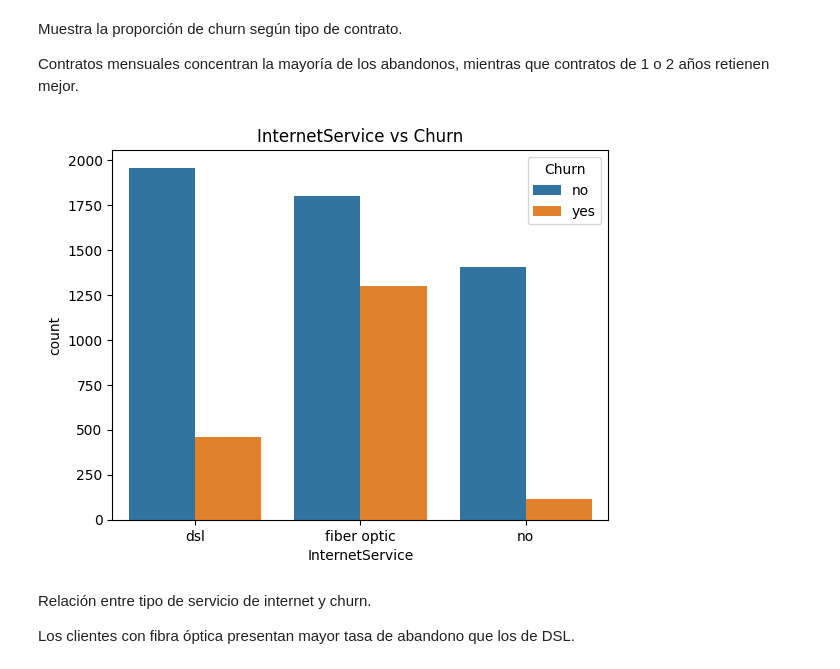
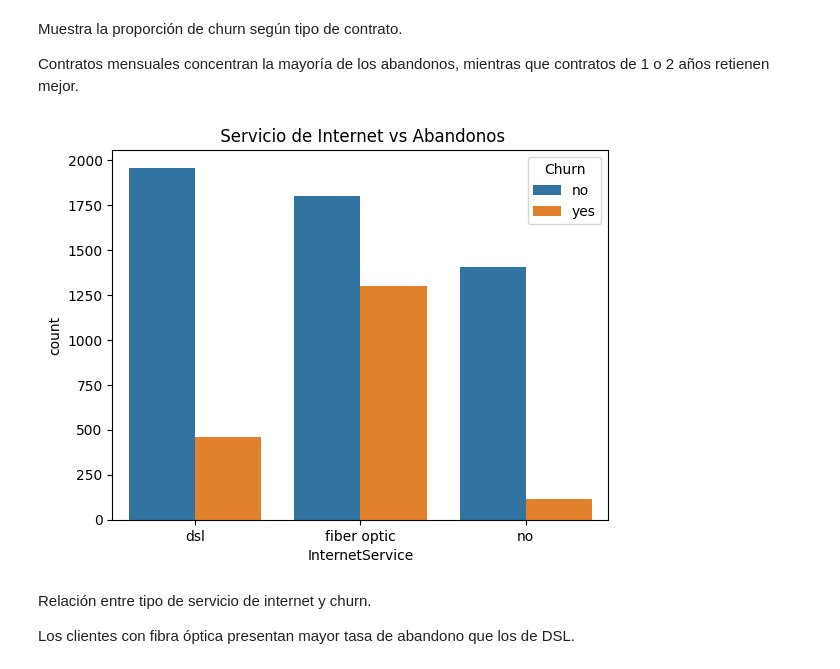
Before and after one commit to carlosisaza/piv_2025_2, a Jupyter notebook: src/proyecto_integrador/graficos.ipynb, the cells around one changed output. Saved outputs shown, nothing was run; the diff lists cells and outputs as text; code cells hidden in the pictures.

```diff
--- a/src/proyecto_integrador/graficos.ipynb
+++ b/src/proyecto_integrador/graficos.ipynb
@@ -47,10 +47,10 @@ Contratos mensuales concentran la mayoría de los abandonos, mientras que contra
 # %%
 # Barplot InternetService vs Churn
 sns.countplot(x='InternetService', hue='Churn', data=df_3)
-plt.title("InternetService vs Churn")
+plt.title(" Servicio de Internet vs Abandonos")
 plt.show()
 # %% [output]
-[figure, old version]
+[figure, new version]
 # %% [markdown]
 Relación entre tipo de servicio de internet y churn.
 
```
Also changed, not shown: parts of 2 cells of this notebook.
